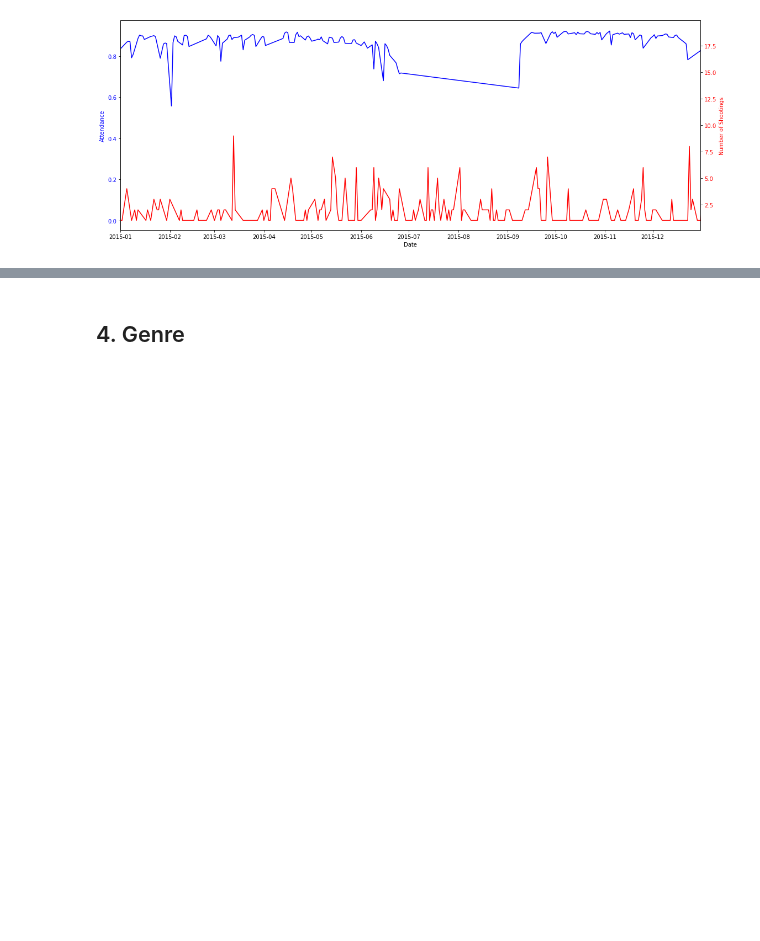
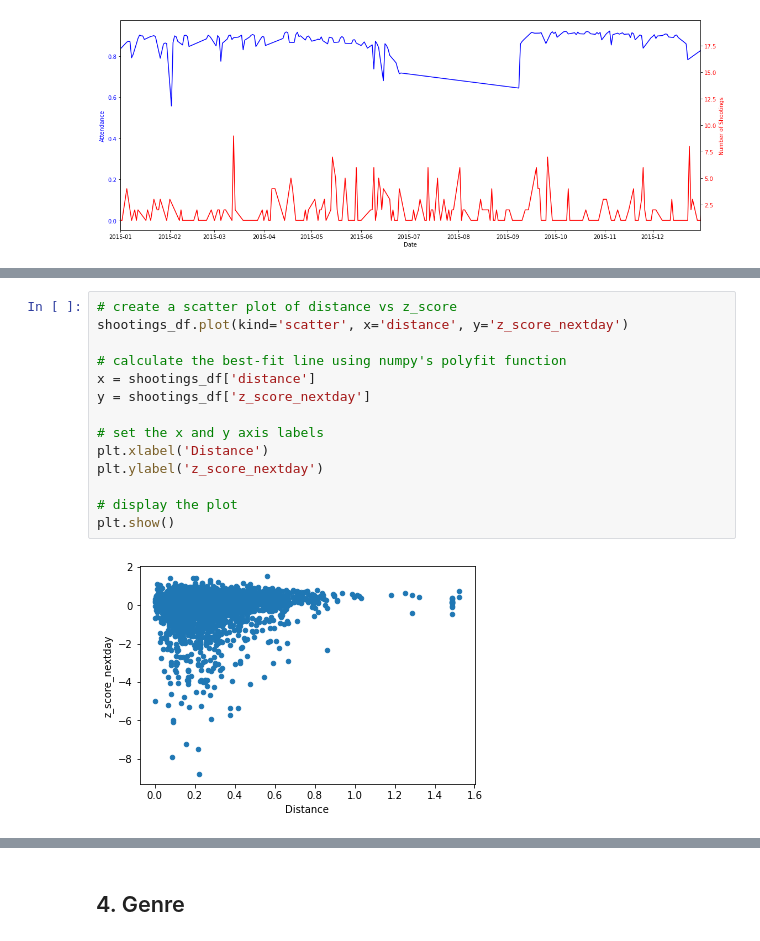
Before and after one commit to pauloog/SocialData, a Jupyter notebook: Final Project/Exploratory Data Analysis.ipynb, the cells around one changed output, grey strips where cells are left out. Saved outputs shown, nothing was run; the diff lists cells and outputs as text; blank space fills up the shorter version.

```diff
--- a/Final Project/Exploratory Data Analysis.ipynb
+++ b/Final Project/Exploratory Data Analysis.ipynb
@@ -827,0 +985,16 @@ plt.show()
+# %%
+# create a scatter plot of distance vs z_score
+shootings_df.plot(kind='scatter', x='distance', y='z_score_nextday')
+
+# calculate the best-fit line using numpy's polyfit function
+x = shootings_df['distance']
+y = shootings_df['z_score_nextday']
+
+# set the x and y axis labels
+plt.xlabel('Distance')
+plt.ylabel('z_score_nextday')
+
+# display the plot
+plt.show()
+# %% [output]
+[figure, added]
```
Also changed, not shown: parts of 55 cells of this notebook, 1 other file.
